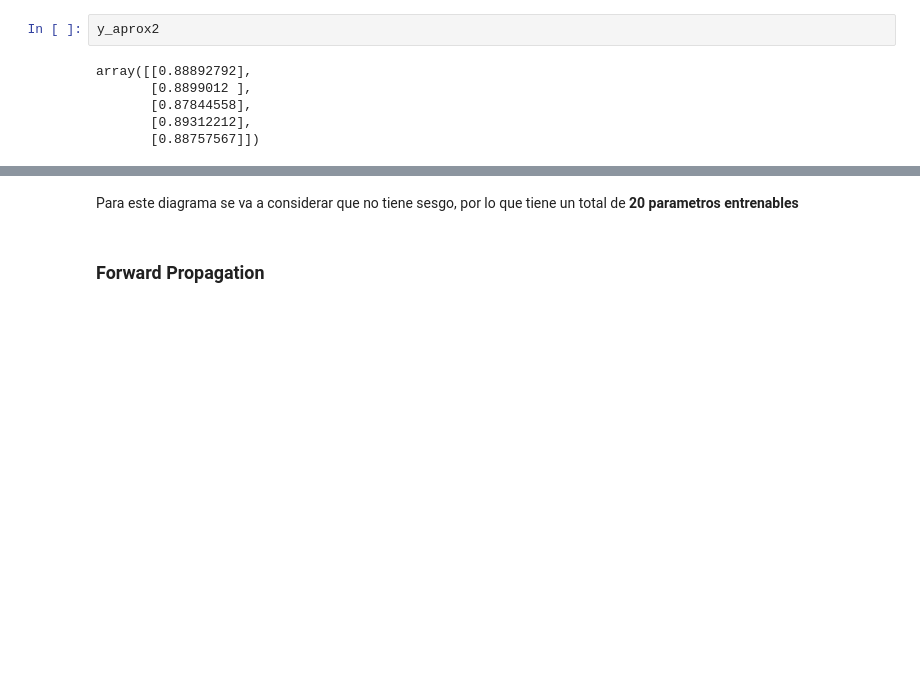
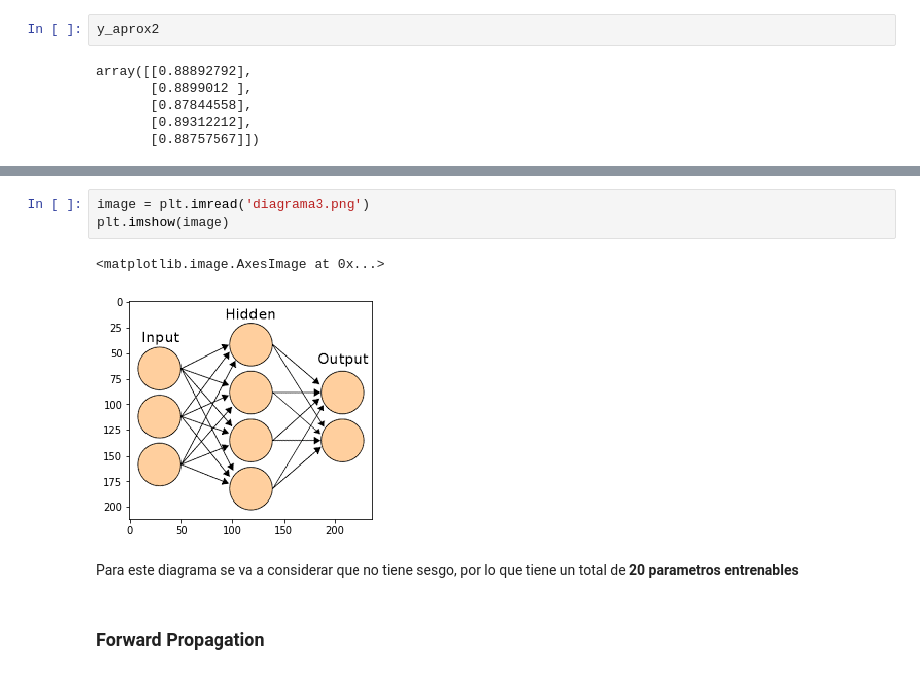
Before and after one commit to EldaCalderon/Statistical-Learning-II, a Jupyter notebook: Tarea 5.ipynb, the cells around one changed output, grey strips where cells are left out. Saved outputs shown, nothing was run; the diff lists cells and outputs as text; blank space fills up the shorter version.

```diff
--- a/Tarea 5.ipynb
+++ b/Tarea 5.ipynb
@@ -135,6 +147,12 @@ array([[0.88892792],
 ## Diagrama 3
 
 <img src = 'http://imgfz.com/i/XJHcsVF.png'>
+# %%
+image = plt.imread('diagrama3.png')
+plt.imshow(image)
+# %% [output]
+<matplotlib.image.AxesImage at 0x...>
+[figure, added]
 # %% [markdown]
 Para este diagrama se va a considerar que no tiene sesgo, por lo que tiene un total de **20 parametros entrenables**
 # %% [markdown]
```
Also changed, not shown: parts of 2 cells of this notebook.
